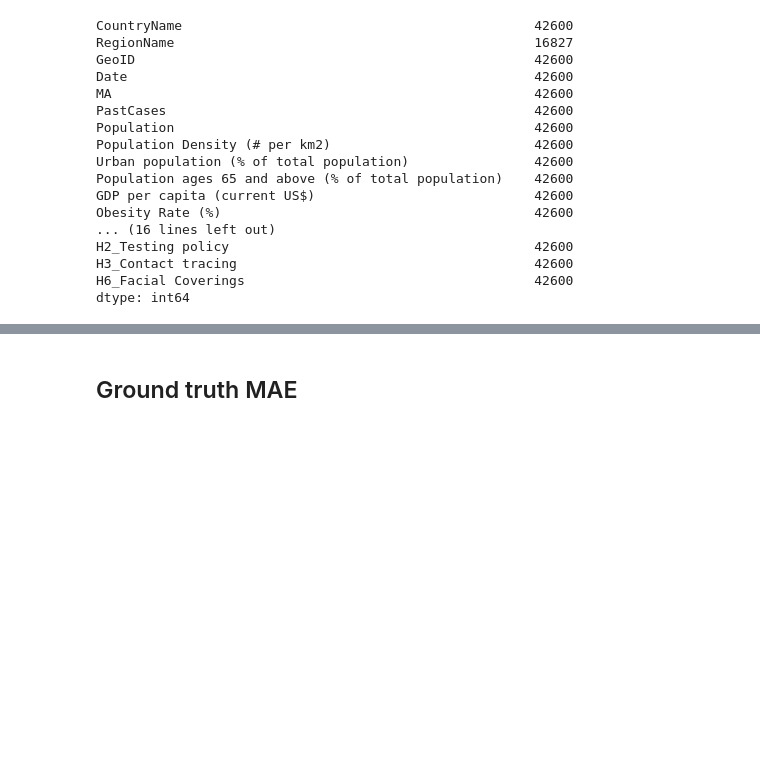
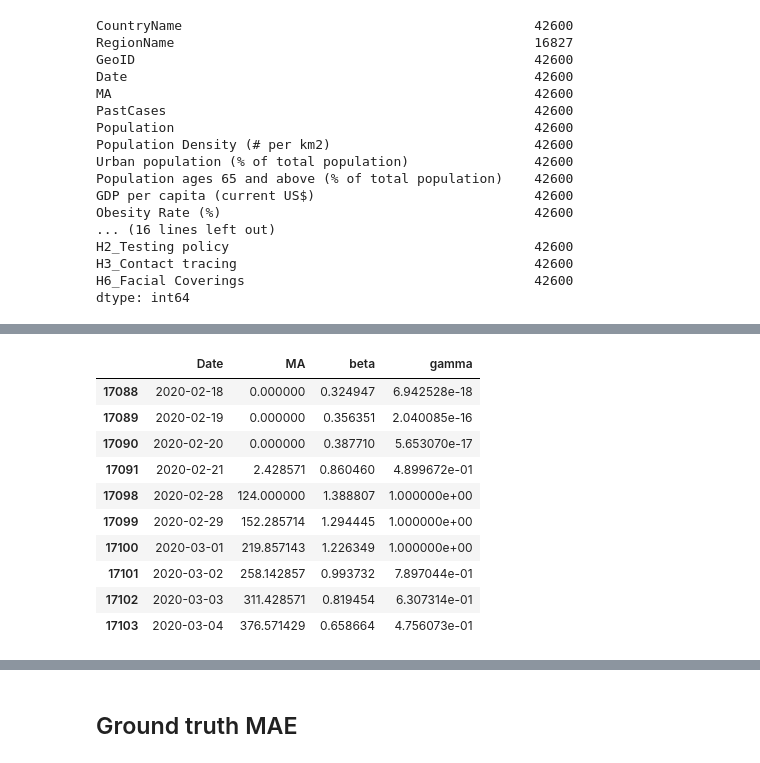
Before and after one commit to riccardoscheda/Bologna-Against-COVID, a Jupyter notebook: personal/FD/SIR_parameters.ipynb, the cells around one changed output, grey strips where cells are left out. Cells and saved outputs as stored; diff of their text form; code cells hidden in the pictures; blank space fills up the shorter version.

```diff
--- a/personal/FD/SIR_parameters.ipynb
+++ b/personal/FD/SIR_parameters.ipynb
@@ -236,0 +218,15 @@ plt.legend()
+# %%
+df_pars.loc[(df_pars.CountryName=='Italy')&(df_pars.Date>pd.to_datetime('2020-02-17')),
+           ['Date','MA','beta','gamma']].head(10)
+# %% [output]
+|  | Date | MA | beta | gamma |
+| 17088 | 2020-02-18 | 0.000000 | 0.324947 | 6.942528e-18 |
+| 17089 | 2020-02-19 | 0.000000 | 0.356351 | 2.040085e-16 |
+| 17090 | 2020-02-20 | 0.000000 | 0.387710 | 5.653070e-17 |
+| 17091 | 2020-02-21 | 2.428571 | 0.860460 | 4.899672e-01 |
+| 17098 | 2020-02-28 | 124.000000 | 1.388807 | 1.000000e+00 |
+| 17099 | 2020-02-29 | 152.285714 | 1.294445 | 1.000000e+00 |
+| 17100 | 2020-03-01 | 219.857143 | 1.226349 | 1.000000e+00 |
+| 17101 | 2020-03-02 | 258.142857 | 0.993732 | 7.897044e-01 |
+| 17102 | 2020-03-03 | 311.428571 | 0.819454 | 6.307314e-01 |
+| 17103 | 2020-03-04 | 376.571429 | 0.658664 | 4.756073e-01 |
```
Also changed, not shown: parts of 13 cells of this notebook, 1 other file.
